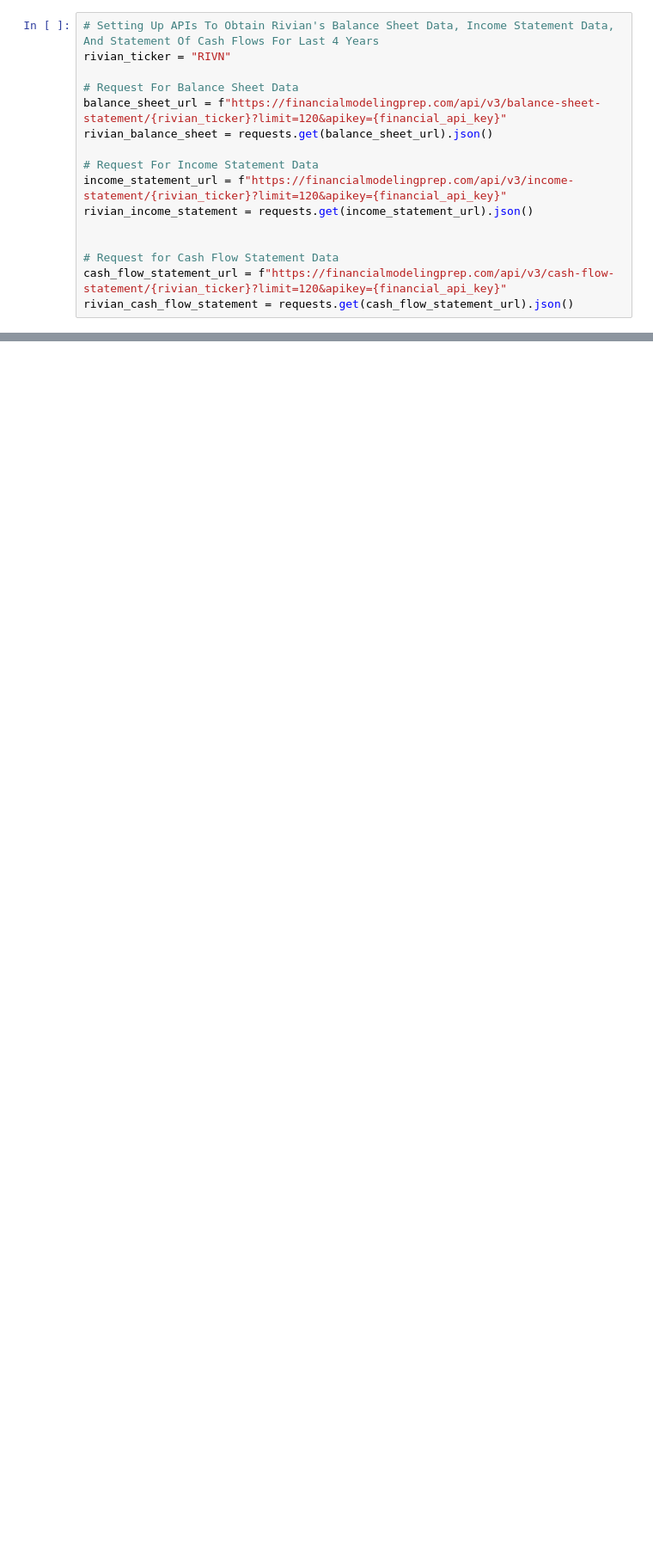
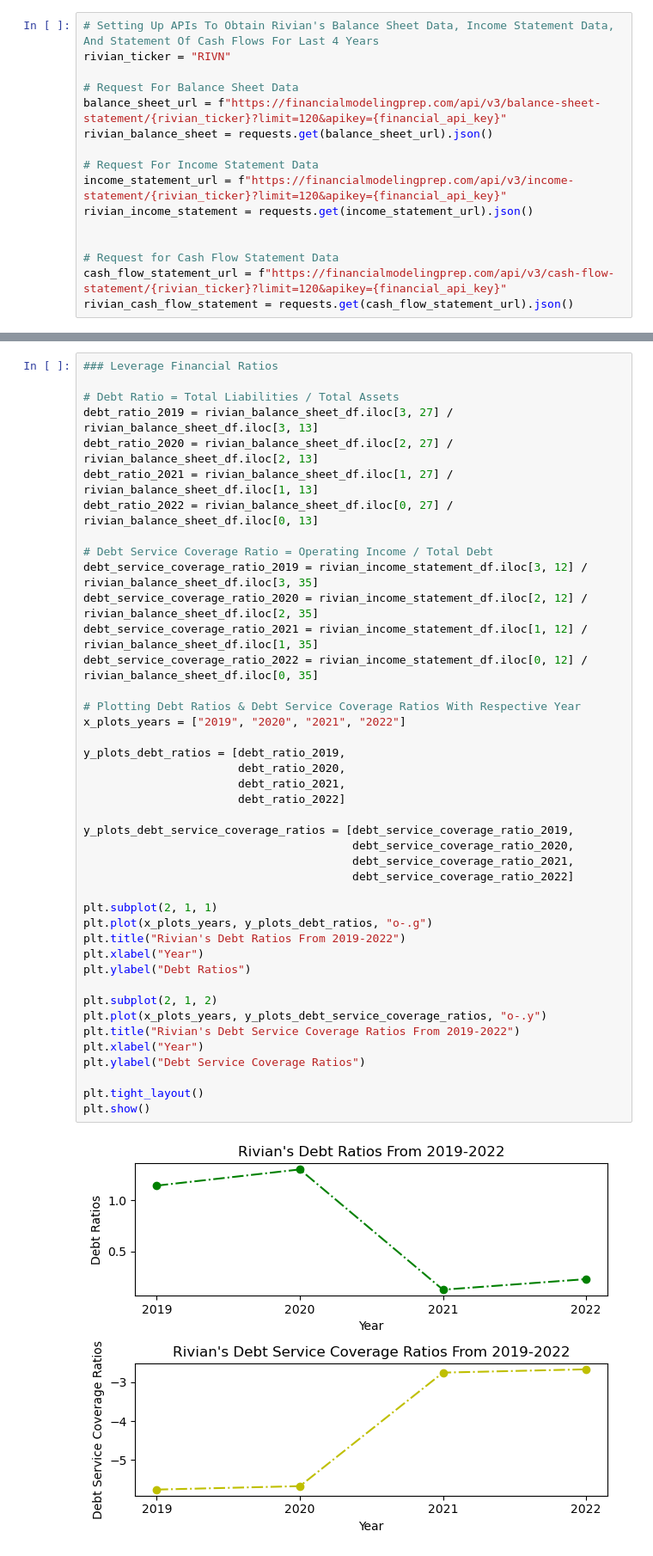
Before and after one commit to Khoi-Duong/Rivian-Inc.-Financials, a Jupyter notebook: Rivian_Financials_FinalCode/Rivian Financial Data.ipynb, the cells around one changed output, grey strips where cells are left out. Shown at 86% size. Cells and saved outputs as stored; diff of their text form; blank space fills up the shorter version.

```diff
--- a/Rivian_Financials_FinalCode/Rivian Financial Data.ipynb
+++ b/Rivian_Financials_FinalCode/Rivian Financial Data.ipynb
@@ -314,0 +248,44 @@ price_earnings_ratio_2022 = share_price_end_2022 / earnings_per_share_ratio_2022
+# %%
+### Leverage Financial Ratios
+
+# Debt Ratio = Total Liabilities / Total Assets
+debt_ratio_2019 = rivian_balance_sheet_df.iloc[3, 27] / rivian_balance_sheet_df.iloc[3, 13]
+debt_ratio_2020 = rivian_balance_sheet_df.iloc[2, 27] / rivian_balance_sheet_df.iloc[2, 13]
+debt_ratio_2021 = rivian_balance_sheet_df.iloc[1, 27] / rivian_balance_sheet_df.iloc[1, 13]
+debt_ratio_2022 = rivian_balance_sheet_df.iloc[0, 27] / rivian_balance_sheet_df.iloc[0, 13]
+
+# Debt Service Coverage Ratio = Operating Income / Total Debt
+debt_service_coverage_ratio_2019 = rivian_income_statement_df.iloc[3, 12] / rivian_balance_sheet_df.iloc[3, 35]
+debt_service_coverage_ratio_2020 = rivian_income_statement_df.iloc[2, 12] / rivian_balance_sheet_df.iloc[2, 35]
+debt_service_coverage_ratio_2021 = rivian_income_statement_df.iloc[1, 12] / rivian_balance_sheet_df.iloc[1, 35]
+debt_service_coverage_ratio_2022 = rivian_income_statement_df.iloc[0, 12] / rivian_balance_sheet_df.iloc[0, 35]
+
+# Plotting Debt Ratios & Debt Service Coverage Ratios With Respective Year
+x_plots_years = ["2019", "2020", "2021", "2022"]
+
+y_plots_debt_ratios = [debt_ratio_2019,
+                       debt_ratio_2020,
+                       debt_ratio_2021,
+                       debt_ratio_2022]
+
+y_plots_debt_service_coverage_ratios = [debt_service_coverage_ratio_2019,
+                                        debt_service_coverage_ratio_2020,
+                                        debt_service_coverage_ratio_2021,
+                                        debt_service_coverage_ratio_2022]
+
+plt.subplot(2, 1, 1)
+plt.plot(x_plots_years, y_plots_debt_ratios, "o-.g")
+plt.title("Rivian's Debt Ratios From 2019-2022")
+plt.xlabel("Year")
+plt.ylabel("Debt Ratios")
+
+plt.subplot(2, 1, 2)
+plt.plot(x_plots_years, y_plots_debt_service_coverage_ratios, "o-.y")
+plt.title("Rivian's Debt Service Coverage Ratios From 2019-2022")
+plt.xlabel("Year")
+plt.ylabel("Debt Service Coverage Ratios")
+
+plt.tight_layout()
+plt.show()
+# %% [output]
+[figure, added]
```
Also changed, not shown: parts of 9 cells of this notebook.
